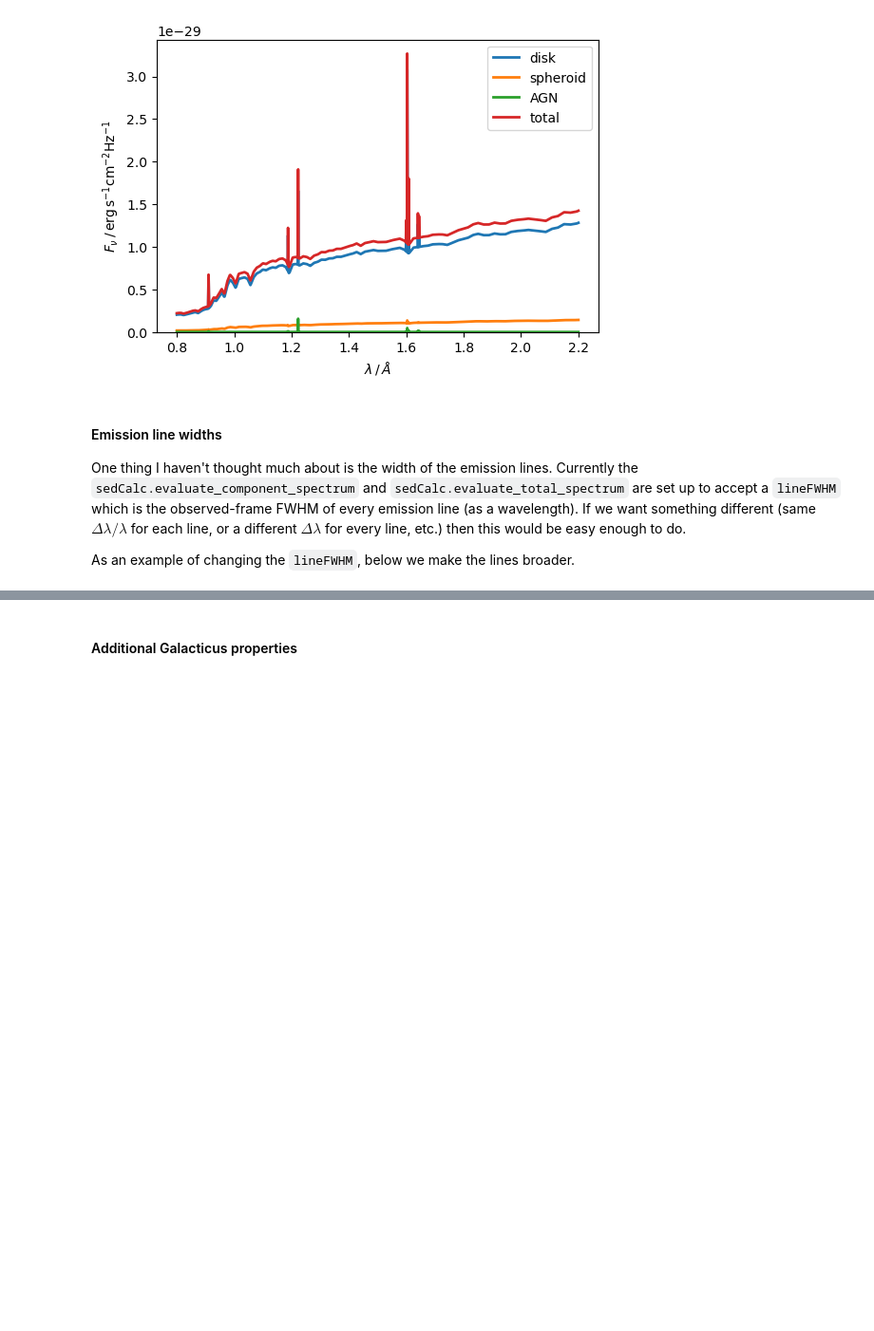
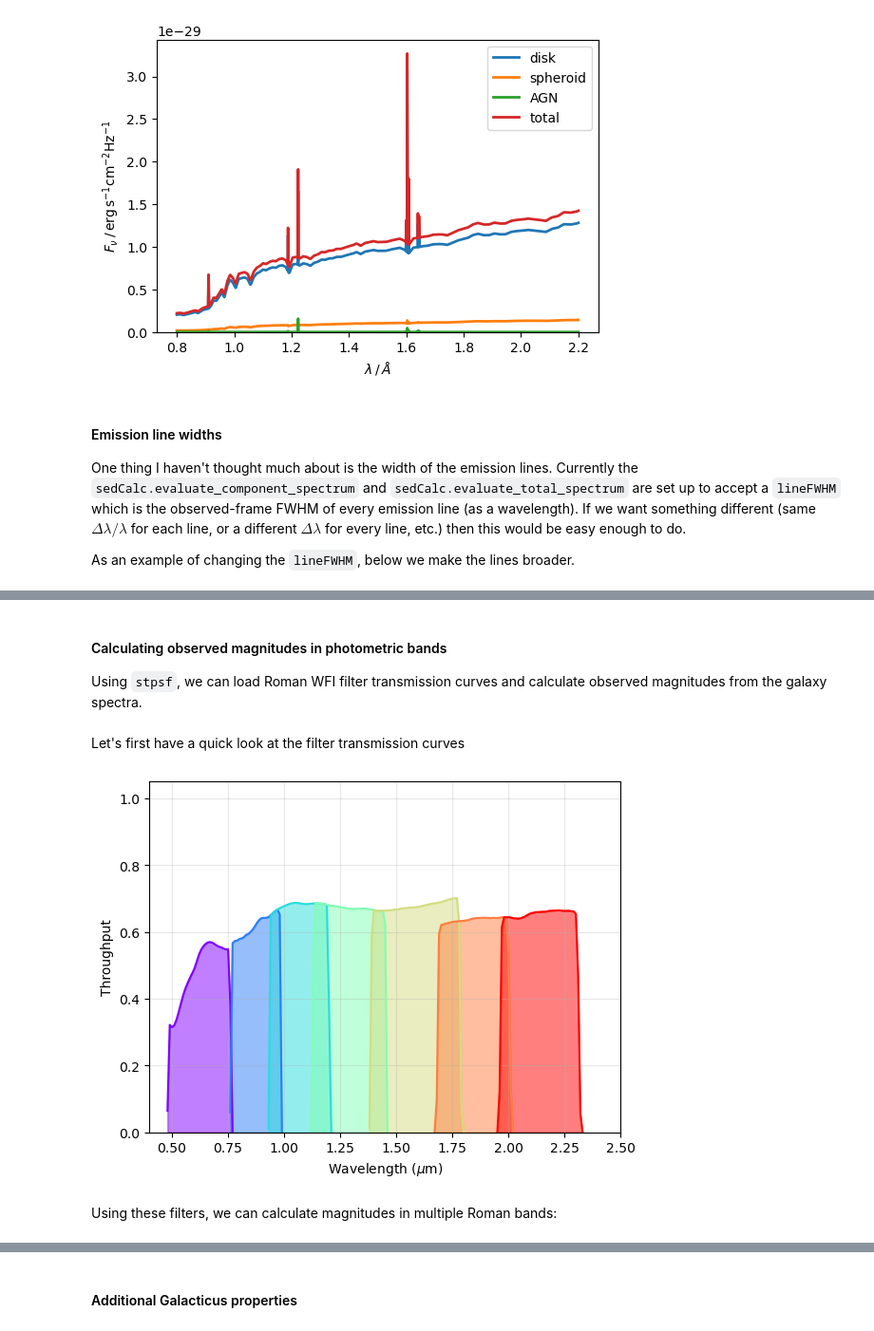
Before and after one commit to roman-grs-pit/galacticus_sed_calculator, a Jupyter notebook: exampleUsage.ipynb, the cells around one changed output, grey strips where cells are left out. Shown: that part at 95% size. Drawn from its saved outputs; the diff is of its cells as text; code cells hidden in the pictures; blank space fills up the shorter version.

Commit message:
Use stpsf for Roman filters
Primarily because this automatically downloads the rquired fils, whereas stsynphot requires the manual download of a large zipped directoru that is > 1 GB.

```diff
--- a/exampleUsage.ipynb
+++ b/exampleUsage.ipynb
@@ -168 +168,5 @@ ax.set_ylim(ymin=0)
 [figure]
+# %% [markdown]
+#### Calculating observed magnitudes in photometric bands
+
+Using `stpsf`, we can load Roman WFI filter transmission curves and calculate observed magnitudes from the galaxy spectra.
@@ -168,0 +175,43 @@ ax.set_ylim(ymin=0)
+# %% [markdown]
+Let's first have a quick look at the filter transmission curves
+# %%
+# Set up the Roman WFI object and make a list of the optical element names
+roman = stpsf.WFI()
+roman_filters = ["F062", "F087", "F106", "F129", "F158", "F184", "F213"]
+
+# Set up wavelengths from 0.4 to 2.5 microns in increments of 0.01 microns.
+waves = np.arange(0.4, 2.5, 0.01) * u.micron
+
+# Set up figure
+fig, ax = plt.subplots()
+
+# For each optical element, plot the throughput in a different color
+# and shade the area below the curve.
+colors = plt.cm.rainbow(np.linspace(0, 1, len(roman_filter)))
+
+for i, f in enumerate(roman_filters):
+    band = roman._get_synphot_bandpass(f)
+    clean = np.where(band(waves) > 0)
+
+    ax.plot(waves[clean], band(waves[clean]),
+            color=colors[i])
+
+    ax.fill_between(waves[clean].value,
+                    band(waves[clean]).value,
+                    alpha=0.5,
+                    color=colors[i])
+
+# Set plot axis labels, ranges, and add grid lines
+ax.set_xlabel(r'Wavelength ($\mu$m)')
+ax.set_ylabel('Throughput')
+
+ax.set_ylim(0, 1.05)
+ax.set_xlim(0.4, 2.5)
+
+ax.grid(':', alpha=0.3)
+
+plt.show()
+# %% [output]
+[figure, added]
+# %% [markdown]
+Using these filters, we can calculate magnitudes in multiple Roman bands:
```
Also changed, not shown: parts of 21 cells of this notebook.
